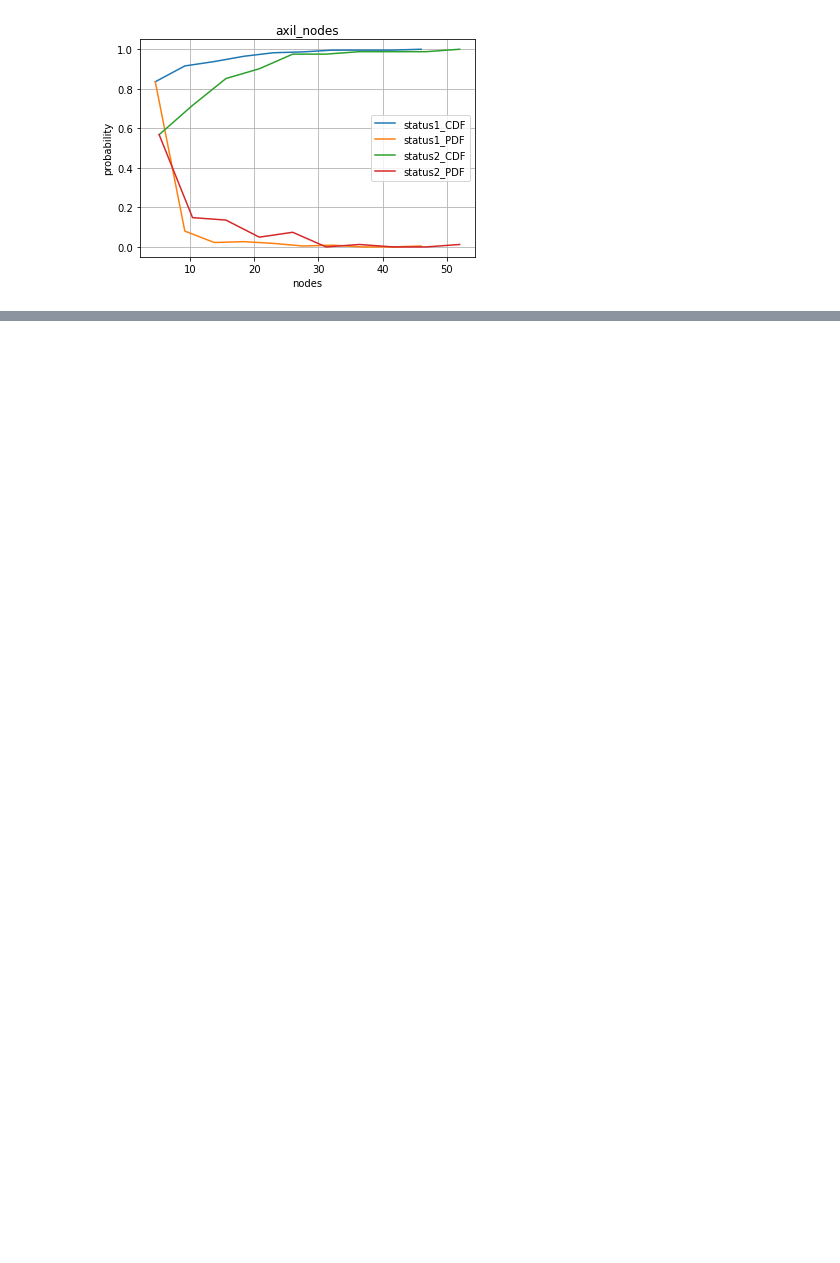
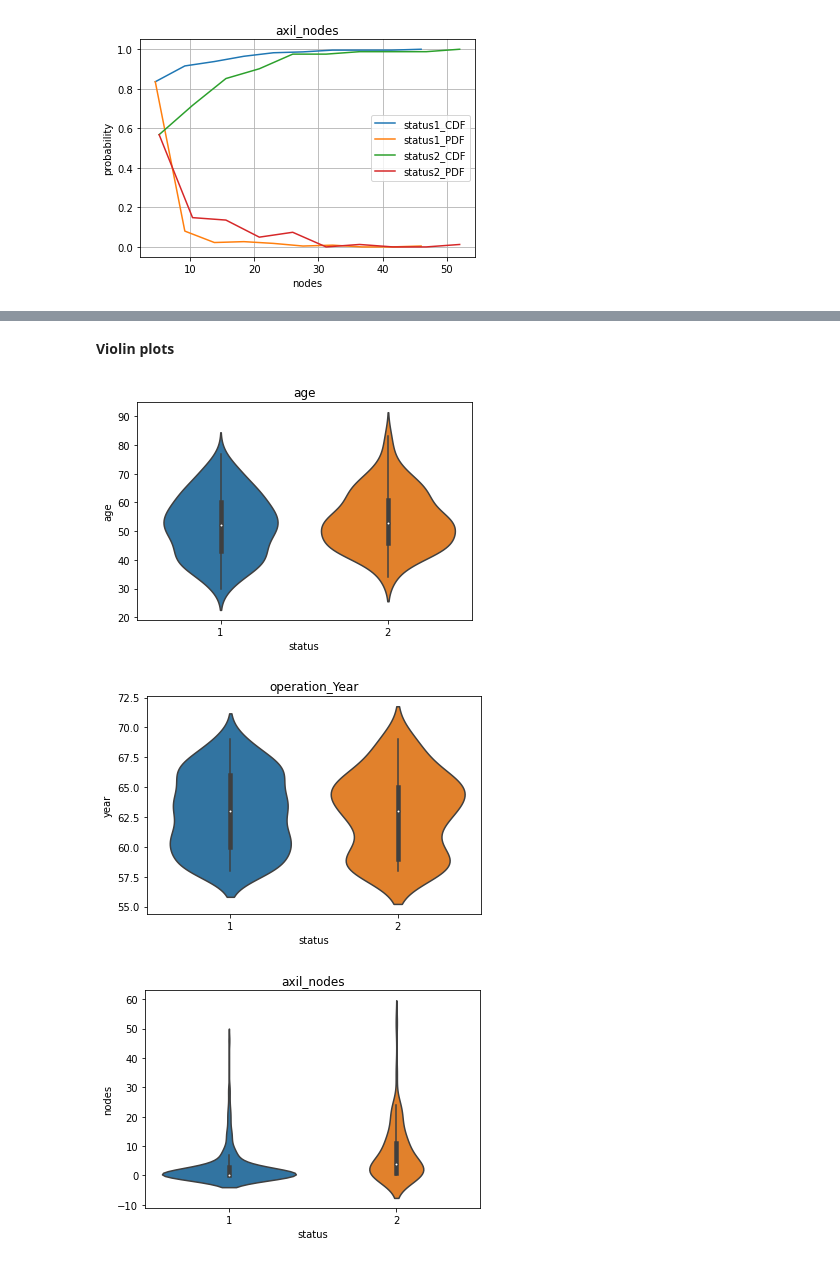
Before and after one commit to MohanVishe/Exploratory-Data-Analysis----Haberman-Dataset, a Jupyter notebook: Haberman_Data_Analysis_Individual_Project.ipynb, the cells around one changed output, grey strips where cells are left out. Drawn from its saved outputs; the diff is of its cells as text; code cells hidden in the pictures; blank space fills up the shorter version.

```diff
--- a/Haberman_Data_Analysis_Individual_Project.ipynb
+++ b/Haberman_Data_Analysis_Individual_Project.ipynb
@@ -251,0 +281,18 @@ plt.show()
+# %% [markdown]
+**Violin plots**
+# %%
+sns.violinplot(x="status",y="age",data=df)
+plt.title("age")
+plt.show()
+
+sns.violinplot(x="status",y="year",data=df)
+plt.title("operation_Year")
+plt.show()
+
+sns.violinplot(x="status",y="nodes",data=df)
+plt.title("axil_nodes")
+plt.show()
+# %% [output]
+[figure, added]
+[figure, added]
+[figure, added]
```
Also changed, not shown: parts of 11 cells of this notebook.
